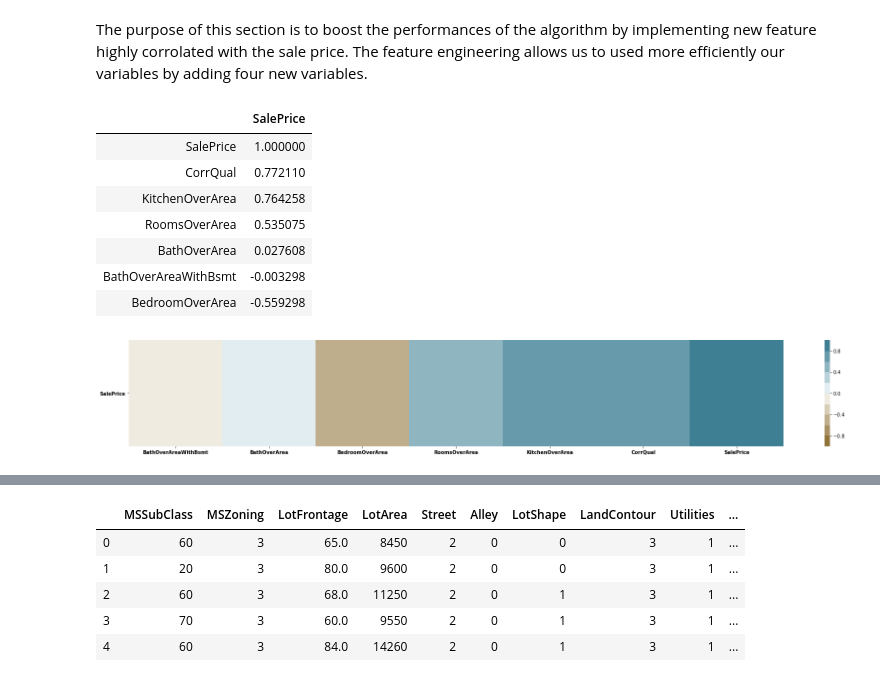
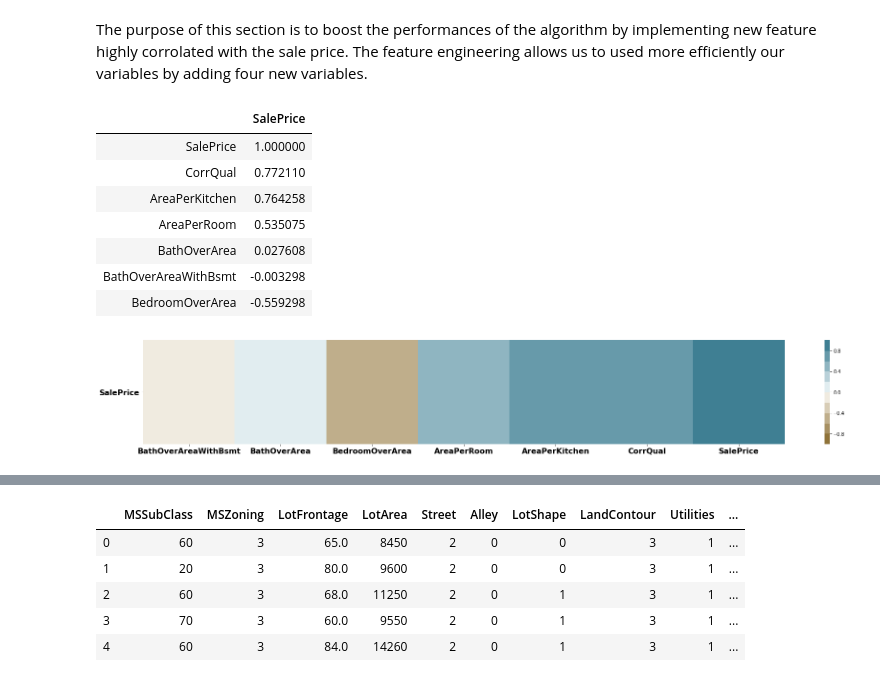
Before and after one commit to BenInTheBox/DataScienceInPractice, a Jupyter notebook: project/code.ipynb, the cells around one changed output, grey strips where cells are left out. Drawn from its saved outputs; the diff is of its cells as text; code cells hidden in the pictures.

```diff
--- a/project/code.ipynb
+++ b/project/code.ipynb
@@ -407,41 +460,41 @@ The purpose of this section is to boost the performances of the algorithm by imp
 # %%
 #new features
 data_cleaned["BathOverAreaWithBsmt"]=(data_cleaned["BsmtFullBath"]+data_cleaned["BsmtHalfBath"]+data_cleaned["FullBath"]+data_cleaned["HalfBath"])/(data_cleaned["TotalBsmtSF"]+data_cleaned["GrLivArea"])
 data_cleaned["BathOverArea"]=(data_cleaned["FullBath"]+data_cleaned["HalfBath"])/(data_cleaned["GrLivArea"])
 data_cleaned["BedroomOverArea"]=(data_cleaned["BedroomAbvGr"]/data_cleaned["GrLivArea"])
-data_cleaned["KitchenOverArea"]=1/(data_cleaned["KitchenAbvGr"]/data_cleaned["GrLivArea"])
-data_cleaned["RoomsOverArea"]=1/(data_cleaned["TotRmsAbvGrd"]/data_cleaned["GrLivArea"])
-
-#Quality based feature with high correlation
+data_cleaned["AreaPerKitchen"]=1/(data_cleaned["KitchenAbvGr"]/data_cleaned["GrLivArea"])
+data_cleaned["AreaPerRoom"]=1/(data_cleaned["TotRmsAbvGrd"]/data_cleaned["GrLivArea"])
+#Quality based feature with high correlation feature
 data_cleaned["CorrQual"]=(data_cleaned["ExterCond"]+data_cleaned["ExterQual"]+data_cleaned["KitchenQual"]+data_cleaned["BsmtQual"]+data_cleaned["BsmtCond"]+data_cleaned["FireplaceQu"])/6
 
+
 #correlation of the new features
-New_data=data_cleaned[["BathOverAreaWithBsmt", "BathOverArea", "BedroomOverArea", "RoomsOverArea", "KitchenOverArea","CorrQual","SalePrice"]]
+New_data=data_cleaned[["BathOverAreaWithBsmt", "BathOverArea", "BedroomOverArea", "AreaPerRoom", "AreaPerKitchen","CorrQual","SalePrice"]]
 New_data.head()
 f,ax=plt.subplots(figsize=(30,4))
 corr = New_data.corr()
 ax = sns.heatmap(corr.sort_values(by=['SalePrice'], ascending=False).head(1),
 vmin=-1, vmax=1, center=0,
 cmap=sns.diverging_palette(420, 220, n=10),
 square=False)
 
-plt.xticks(weight='bold')
-plt.yticks(weight='bold', rotation=0)
-plt.savefig('CorrNewFeatures.png')
+plt.xticks(weight='bold', fontsize=16)
+plt.yticks(weight='bold', rotation=0, fontsize=16)
+plt.savefig('CorrNewFeatures.png',bbox_inches='tight')
 
 
 corrVal=corr["SalePrice"].sort_values(ascending=False).to_frame()
 corrVal.head(8)
 # %% [output]
 |  | SalePrice |
 | SalePrice | 1.000000 |
 | CorrQual | 0.772110 |
-| KitchenOverArea | 0.764258 |
-| RoomsOverArea | 0.535075 |
+| AreaPerKitchen | 0.764258 |
+| AreaPerRoom | 0.535075 |
 | BathOverArea | 0.027608 |
 | BathOverAreaWithBsmt | -0.003298 |
 | BedroomOverArea | -0.559298 |
-[figure, old version]
+[figure, new version]
 # %%
 # example of plots of some new feature
 
```
Also changed, not shown: parts of 24 cells of this notebook, 20 other files.
